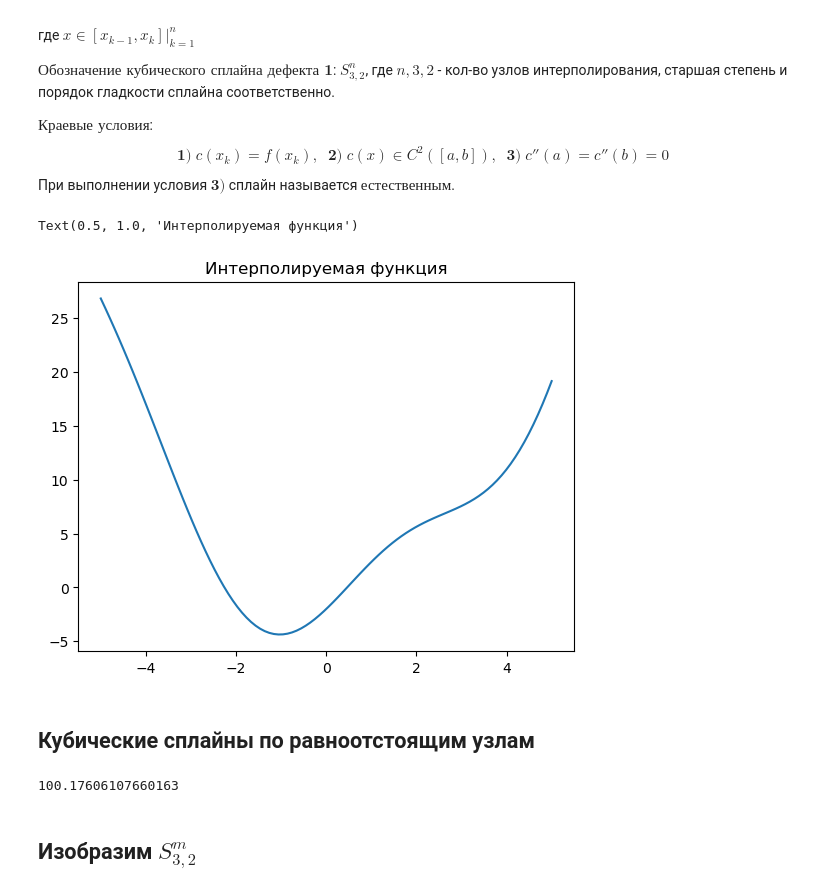
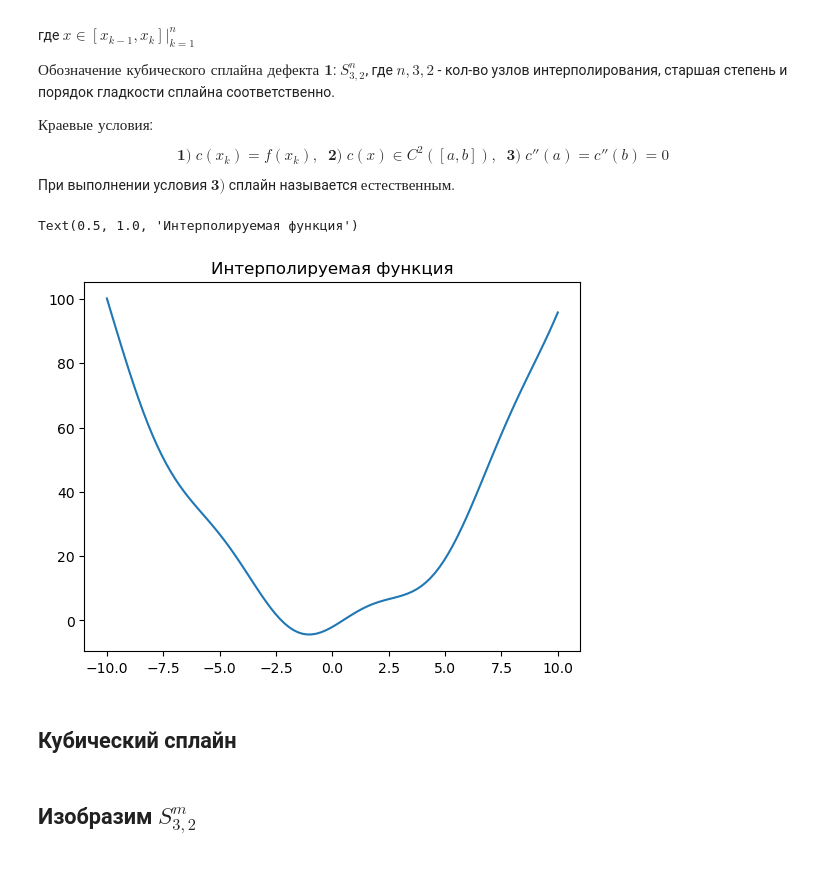
Before and after one commit to verse-chorus/NumericalMethodsSPbU, a Jupyter notebook: Interpolation/Cubic_spline.ipynb, the cells around one changed output. Saved outputs shown, nothing was run; the diff lists cells and outputs as text; code cells hidden in the pictures.

Commit message:
Refresh cubic splines. Add classes, config

```diff
--- a/Interpolation/Cubic_spline.ipynb
+++ b/Interpolation/Cubic_spline.ipynb
@@ -17 +17,5 @@ np.set_printoptions(suppress=True)
+# %%
+import json
+with open("cfg.json", "r") as f:
+    cfg = json.load(f)
 # %%
@@ -20,12 +23,14 @@ np.set_printoptions(suppress=True)
 def fn(x):
     return x**2 + 4*np.sin(x) - 2
 # %%
-x = np.linspace(-5, 5, 100)
-plt.plot(x, fn(x))
+xarr = np.linspace(cfg['params']['a'],
+                        cfg['params']['b'],
+                        cfg['params']['m'])
+plt.plot(xarr, fn(xarr))
 plt.title(f'Интерполируемая функция')
 # %% [output]
 Text(0.5, 1.0, 'Интерполируемая функция')
-[figure, old version]
+[figure, new version]
-# %% [markdown]
-## Кубические сплайны по равноотстоящим узлам
+# %% [markdown]
+## Кубический сплайн
 # %%
@@ -118,7 +137,5 @@ def cub_spline(arg, a, b, m, fig=None):
         plt.show()
 # %%
-cub_spline(arg=-10, a=-10, b=10, m=100)
+spline = cubic_spline(a=-10, b=10, m=10)
-# %% [output]
-100.17606107660163
 # %% [markdown]
 ## Изобразим $S_{3,2}^{m}$
```
Also changed, not shown: parts of 17 cells of this notebook, 1 other file.
